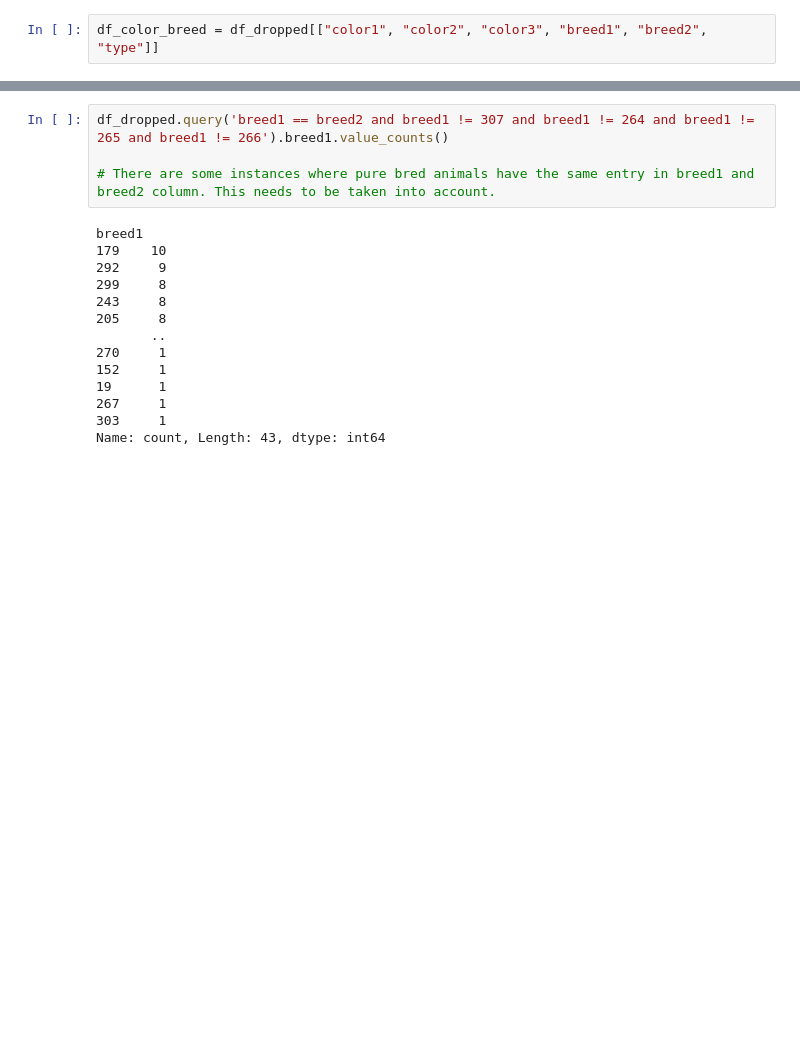
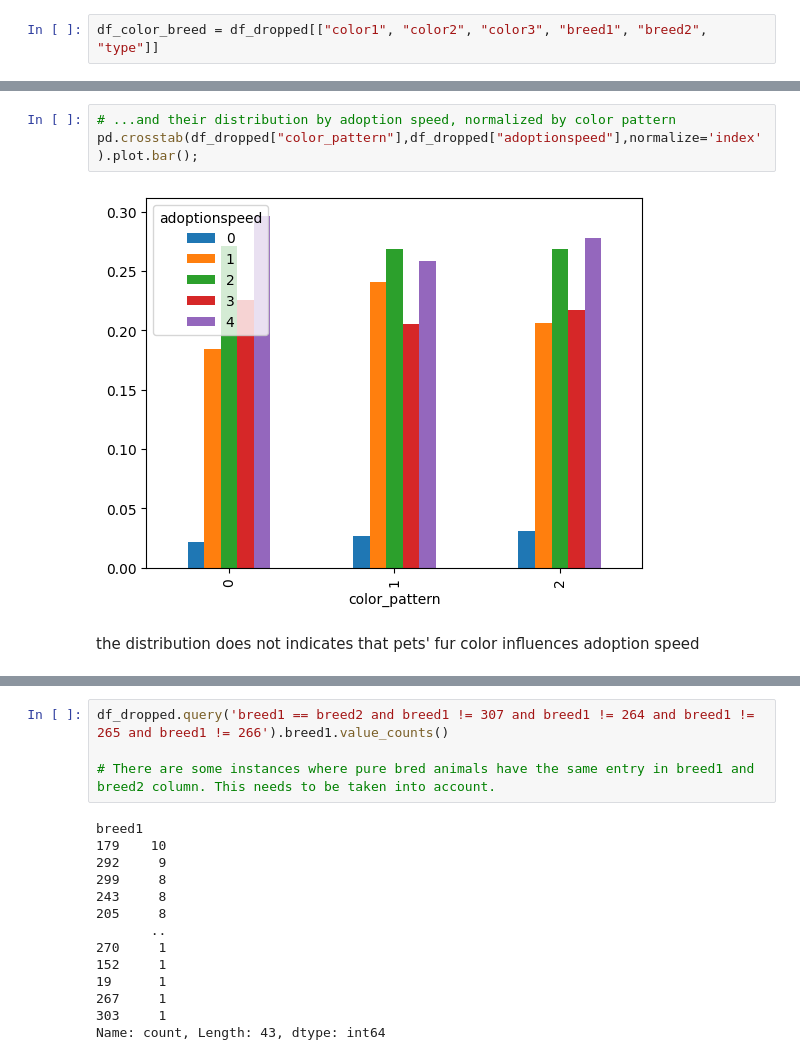
Before and after one commit to LanaCasselmann/ds_capstone_pet_adoptability, a Jupyter notebook: 01_EDA.ipynb, the cells around one changed output, grey strips where cells are left out. Drawn from its saved outputs; the diff is of its cells as text; blank space fills up the shorter version.

```diff
--- a/01_EDA.ipynb
+++ b/01_EDA.ipynb
@@ -209,0 +173,7 @@ pd.crosstab(df_dropped["color_pattern"],df_dropped["adoptionspeed"],normalize='i
+# %%
+# ...and their distribution by adoption speed, normalized by color pattern
+pd.crosstab(df_dropped["color_pattern"],df_dropped["adoptionspeed"],normalize='index').plot.bar();
+# %% [output]
+[figure, added]
+# %% [markdown]
+the distribution does not indicates that pets' fur color influences adoption speed
```
Also changed, not shown: parts of 130 cells of this notebook, 1 other file.
